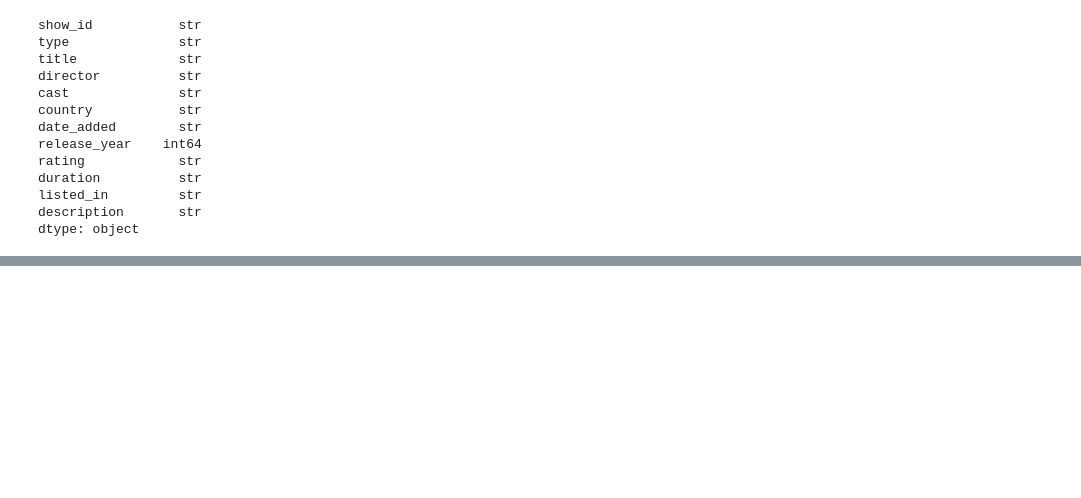
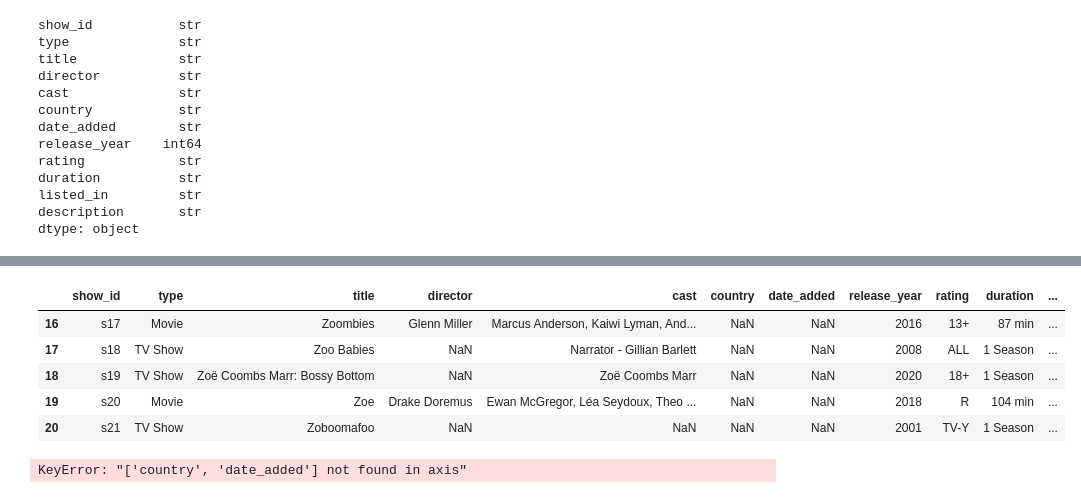
Before and after one commit to AhammedSameer46/bia-data-science, a Jupyter notebook: Data_Visulization/Data_cleaning/Amazon_ver1.ipynb, the cells around one changed output, grey strips where cells are left out. Drawn from its saved outputs; the diff is of its cells as text; code cells hidden in the pictures; blank space fills up the shorter version.

```diff
--- a/Data_Visulization/Data_cleaning/Amazon_ver1.ipynb
+++ b/Data_Visulization/Data_cleaning/Amazon_ver1.ipynb
@@ -91,0 +134,13 @@ dtype: object
+# %%
+df[df["date_added"].isnull()].head()
+# %% [output]
+|  | show_id | type | title | director | cast | country | date_added | release_year | rating | duration | ... |
+| 16 | s17 | Movie | Zoombies | Glenn Miller | Marcus Anderson, Kaiwi Lyman, And... | NaN | NaN | 2016 | 13+ | 87 min | ... |
+| 17 | s18 | TV Show | Zoo Babies | NaN | Narrator - Gillian Barlett | NaN | NaN | 2008 | ALL | 1 Season | ... |
+| 18 | s19 | TV Show | Zoë Coombs Marr: Bossy Bottom | NaN | Zoë Coombs Marr | NaN | NaN | 2020 | 18+ | 1 Season | ... |
+| 19 | s20 | Movie | Zoe | Drake Doremus | Ewan McGregor, Léa Seydoux, Theo ... | NaN | NaN | 2018 | R | 104 min | ... |
+| 20 | s21 | TV Show | Zoboomafoo | NaN | NaN | NaN | NaN | 2001 | TV-Y | 1 Season | ... |
+# %%
+df = df.drop(columns=["country", "date_added"])
+# %% [output]
+KeyError: "['country', 'date_added'] not found in axis"
```
Also changed, not shown: parts of 9 cells of this notebook.
